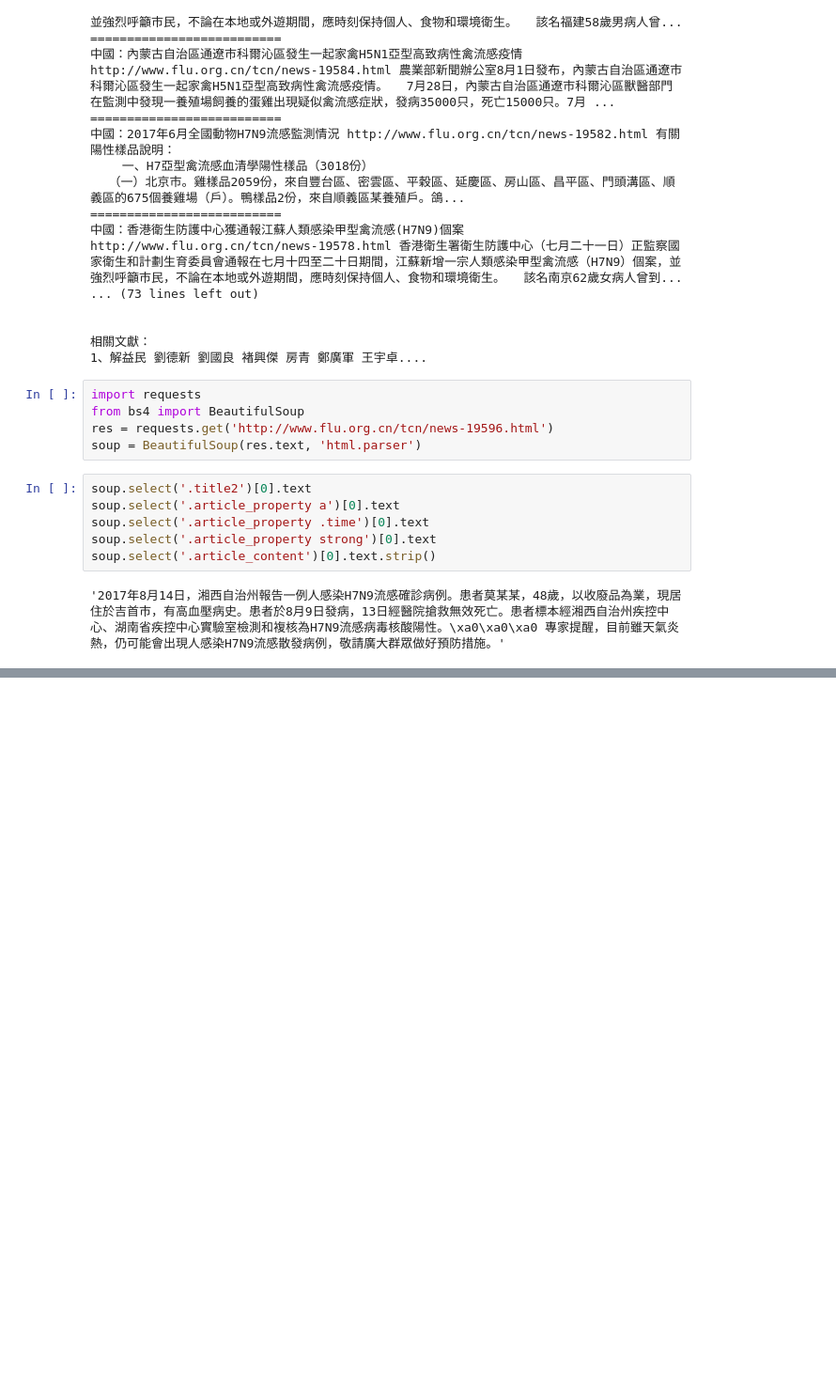
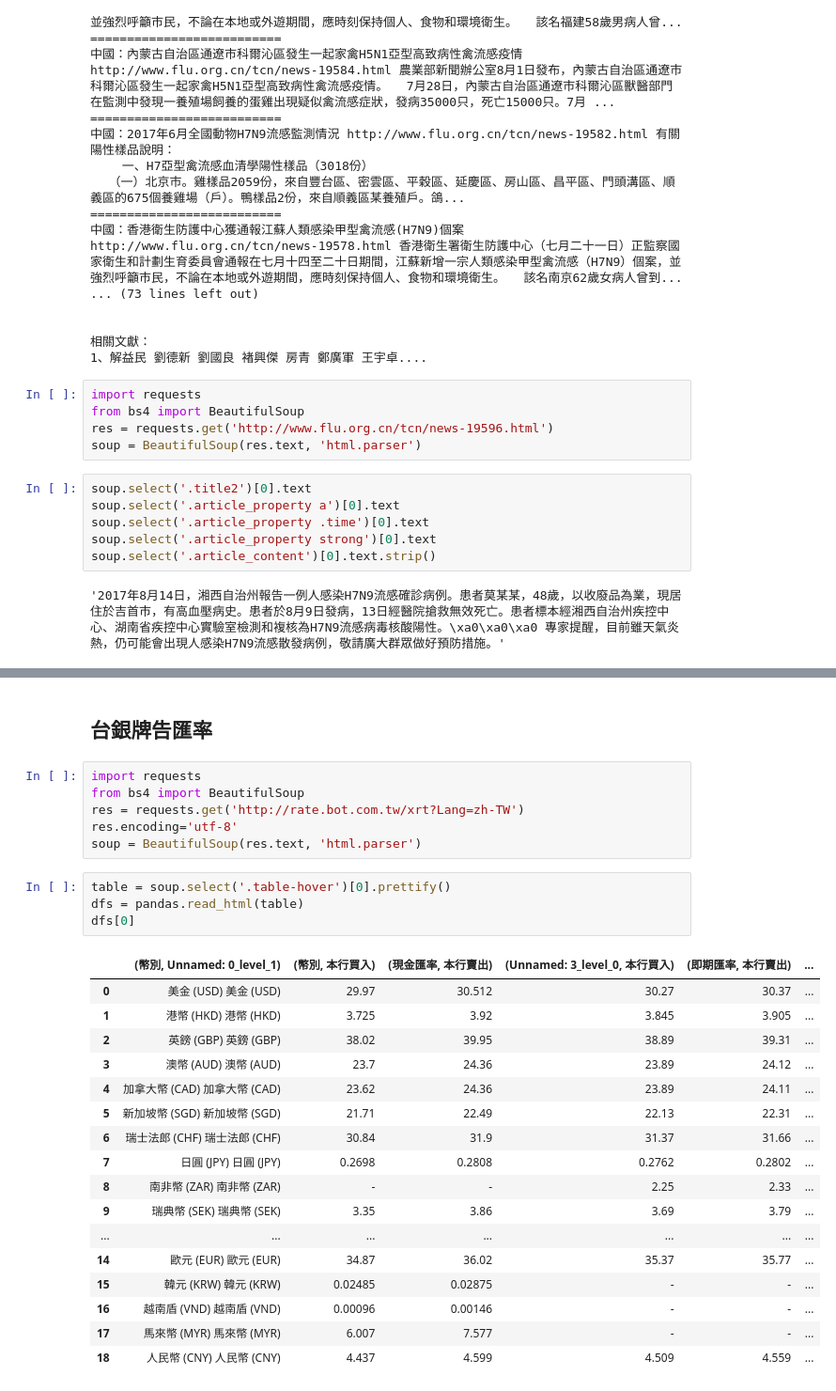
Before and after one commit to ywchiu/cdc_course, a Jupyter notebook: Demo20170818.ipynb, the cells around one changed output, grey strips where cells are left out. Shown: that part at 94% size. Cells and saved outputs as stored; diff of their text form; blank space fills up the shorter version.

```diff
--- a/Demo20170818.ipynb
+++ b/Demo20170818.ipynb
@@ -264,0 +368,30 @@ pageDetail('http://www.flu.org.cn/tcn/news-19570.html')
+# %% [markdown]
+## 台銀牌告匯率
+# %%
+import requests
+from bs4 import BeautifulSoup
+res = requests.get('http://rate.bot.com.tw/xrt?Lang=zh-TW')
+res.encoding='utf-8'
+soup = BeautifulSoup(res.text, 'html.parser')
+# %%
+table = soup.select('.table-hover')[0].prettify()
+dfs = pandas.read_html(table)
+dfs[0]
+# %% [output]
+|  | (幣別, Unnamed: 0_level_1) | (幣別, 本行買入) | (現金匯率, 本行賣出) | (Unnamed: 3_level_0, 本行買入) | (即期匯率, 本行賣出) | ... |
+| 0 | 美金 (USD) 美金 (USD) | 29.97 | 30.512 | 30.27 | 30.37 | ... |
+| 1 | 港幣 (HKD) 港幣 (HKD) | 3.725 | 3.92 | 3.845 | 3.905 | ... |
+| 2 | 英鎊 (GBP) 英鎊 (GBP) | 38.02 | 39.95 | 38.89 | 39.31 | ... |
+| 3 | 澳幣 (AUD) 澳幣 (AUD) | 23.7 | 24.36 | 23.89 | 24.12 | ... |
+| 4 | 加拿大幣 (CAD) 加拿大幣 (CAD) | 23.62 | 24.36 | 23.89 | 24.11 | ... |
+| 5 | 新加坡幣 (SGD) 新加坡幣 (SGD) | 21.71 | 22.49 | 22.13 | 22.31 | ... |
+| 6 | 瑞士法郎 (CHF) 瑞士法郎 (CHF) | 30.84 | 31.9 | 31.37 | 31.66 | ... |
+| 7 | 日圓 (JPY) 日圓 (JPY) | 0.2698 | 0.2808 | 0.2762 | 0.2802 | ... |
+| 8 | 南非幣 (ZAR) 南非幣 (ZAR) | - | - | 2.25 | 2.33 | ... |
+| 9 | 瑞典幣 (SEK) 瑞典幣 (SEK) | 3.35 | 3.86 | 3.69 | 3.79 | ... |
+| ... | ... | ... | ... | ... | ... | ... |
+| 14 | 歐元 (EUR) 歐元 (EUR) | 34.87 | 36.02 | 35.37 | 35.77 | ... |
+| 15 | 韓元 (KRW) 韓元 (KRW) | 0.02485 | 0.02875 | - | - | ... |
+| 16 | 越南盾 (VND) 越南盾 (VND) | 0.00096 | 0.00146 | - | - | ... |
+| 17 | 馬來幣 (MYR) 馬來幣 (MYR) | 6.007 | 7.577 | - | - | ... |
+| 18 | 人民幣 (CNY) 人民幣 (CNY) | 4.437 | 4.599 | 4.509 | 4.559 | ... |
```
Also changed, not shown: parts of 20 cells of this notebook.
